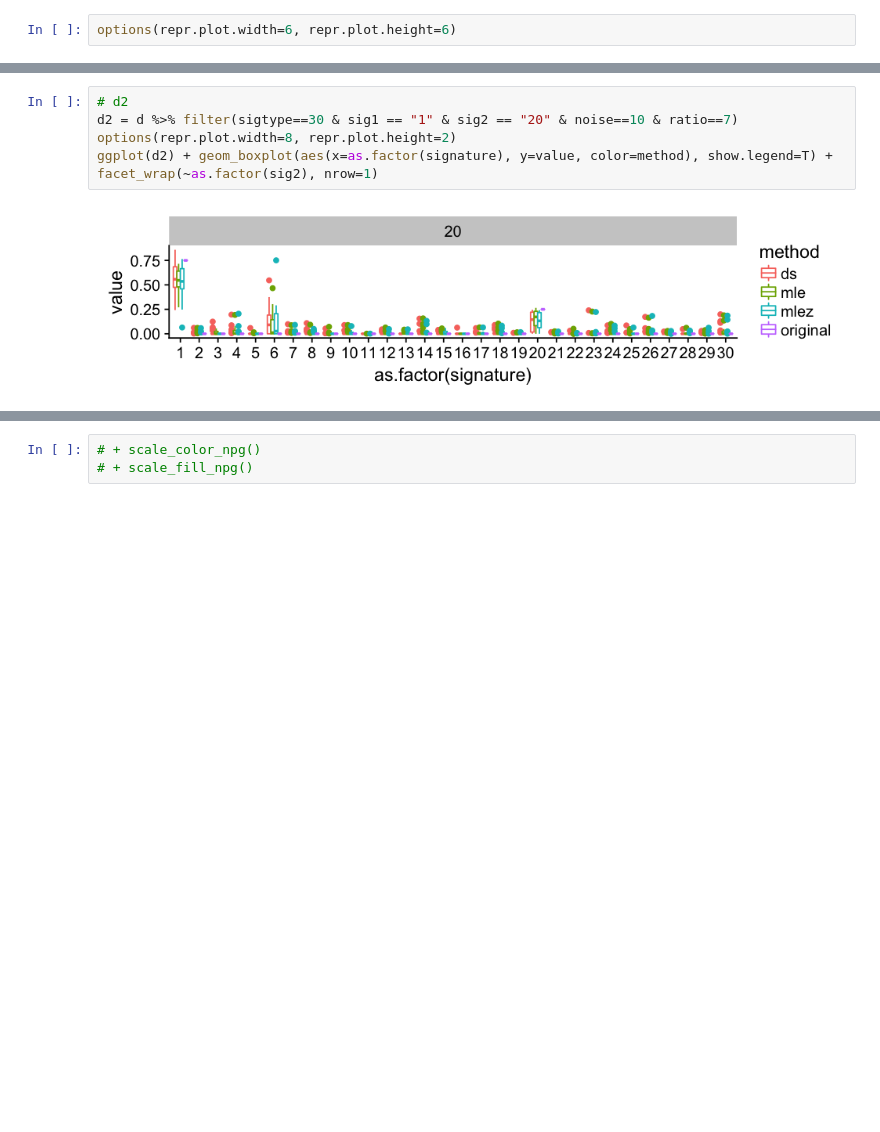
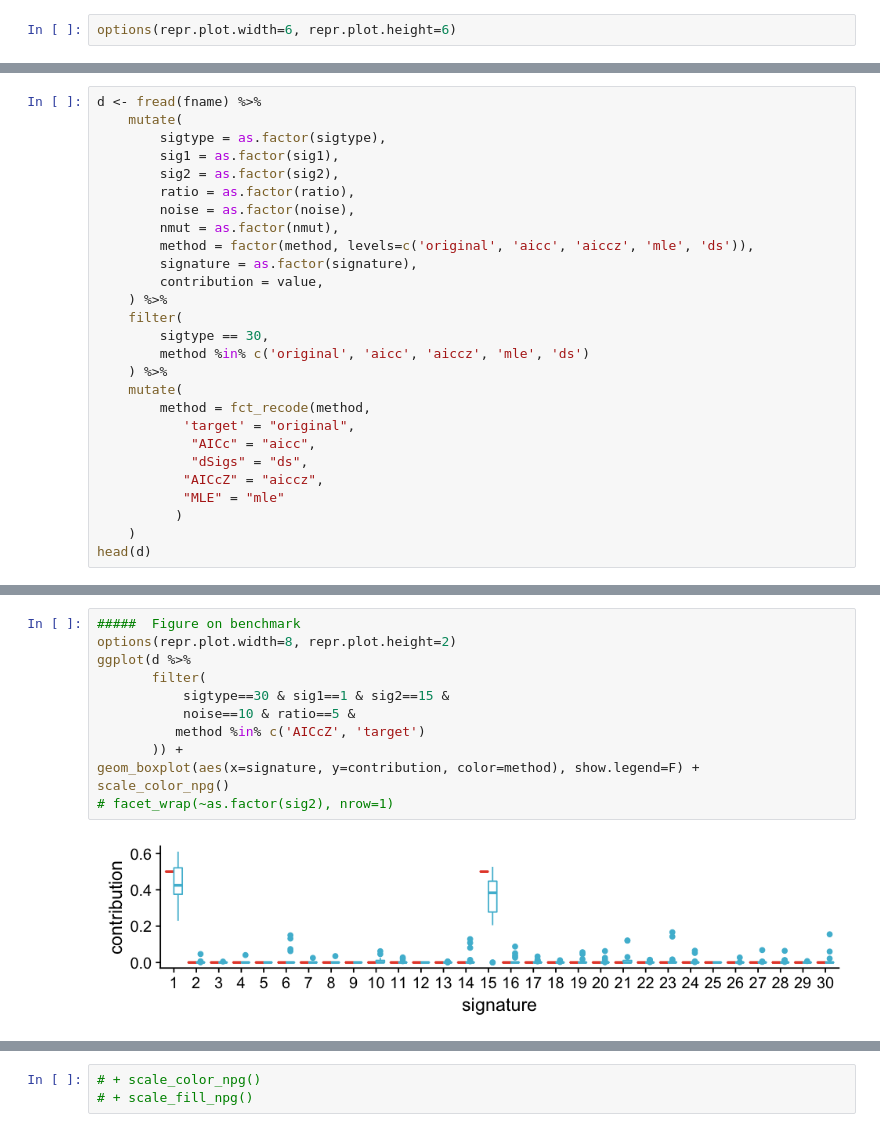
Before and after one commit to neksa/mutagene, a Jupyter notebook: notebooks/Benchmark pairs.ipynb, the cells around one changed output, grey strips where cells are left out. Cells and saved outputs as stored; diff of their text form; blank space fills up the shorter version.

Commit message:
Updating files and code to match figures

```diff
--- a/notebooks/Benchmark pairs.ipynb
+++ b/notebooks/Benchmark pairs.ipynb
@@ -29,0 +14,27 @@ d2 = d %>% filter(sigtype==30 & sig1 == "1")
+# %%
+d <- fread(fname) %>%
+    mutate(
+        sigtype = as.factor(sigtype),
+        sig1 = as.factor(sig1),
+        sig2 = as.factor(sig2),
+        ratio = as.factor(ratio),
+        noise = as.factor(noise),
+        nmut = as.factor(nmut),
+        method = factor(method, levels=c('original', 'aicc', 'aiccz', 'mle', 'ds')),
+        signature = as.factor(signature),
+        contribution = value,
+    ) %>%
+    filter(
+        sigtype == 30,
+        method %in% c('original', 'aicc', 'aiccz', 'mle', 'ds')
+    ) %>%
+    mutate(
+        method = fct_recode(method,
+           'target' = "original",
+            "AICc" = "aicc",
+            "dSigs" = "ds",
+           "AICcZ" = "aiccz",
+           "MLE" = "mle"
+          )
+    )
+head(d)
@@ -30,7 +49,14 @@ d2 = d %>% filter(sigtype==30 & sig1 == "1")
 # %%
-# d2
-d2 = d %>% filter(sigtype==30 & sig1 == "1" & sig2 == "20" & noise==10 & ratio==7)
+#####  Figure on benchmark
 options(repr.plot.width=8, repr.plot.height=2)
-ggplot(d2) + geom_boxplot(aes(x=as.factor(signature), y=value, color=method), show.legend=T) + facet_wrap(~as.factor(sig2), nrow=1)
+ggplot(d %>%
+       filter(
+           sigtype==30 & sig1==1 & sig2==15 &
+           noise==10 & ratio==5 &
+          method %in% c('AICcZ', 'target')
+       )) +
+geom_boxplot(aes(x=signature, y=contribution, color=method), show.legend=F) +
+scale_color_npg()
+# facet_wrap(~as.factor(sig2), nrow=1)
 # %% [output]
-[figure, old version]
+[figure, new version]
```
Also changed, not shown: parts of 17 cells of this notebook, 8 other files.
